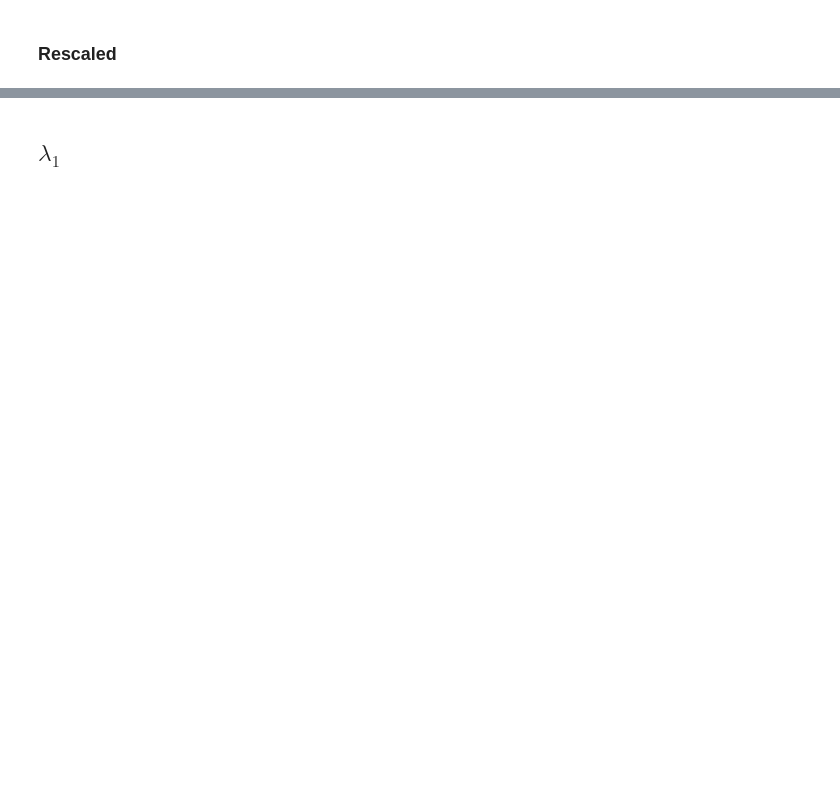
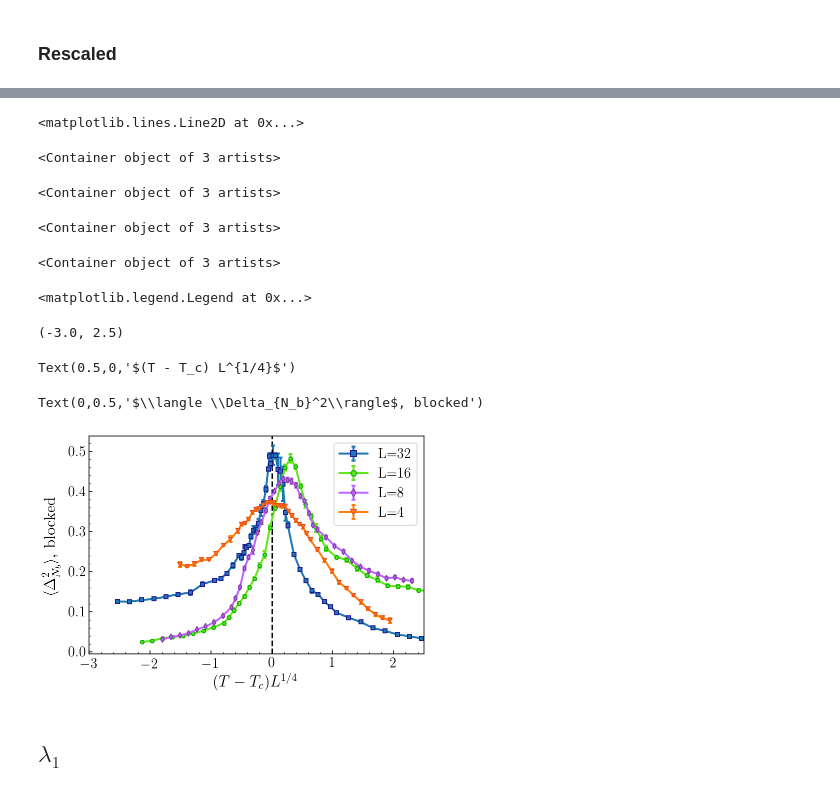
Before and after one commit to saforem2/worm_algorithm, a Jupyter notebook: worm_algorithm/worm_algorithm.ipynb, the cells around one changed output, grey strips where cells are left out. Cells and saved outputs as stored; diff of their text form; code cells hidden in the pictures; blank space fills up the shorter version.

```diff
--- a/worm_algorithm/worm_algorithm.ipynb
+++ b/worm_algorithm/worm_algorithm.ipynb
@@ -881,8 +806,8 @@ ax.errorbar((Nb4b_temps-Tc)*2**(1./4), delta_Nb4b[:,0]/(2*2*2*2**(1./4)),
 
 ax.legend(loc='best', markerscale=1.5, fontsize=14)#, frameon=False)
 ax.set_xlim(-3., 2.5)
-ax.set_xlabel('$T$', fontsize=16)
-ax.set_ylabel(r"$\langle \Delta_{N_b}^2\rangle$", fontsize=16)
+ax.set_xlabel('$(T - T_c) L^{1/4}$', fontsize=16)
+ax.set_ylabel(r"$\langle \Delta_{N_b}^2\rangle$, blocked", fontsize=16)
 #ax.set_title('Specific Heat Capacity $C_V$ vs. $T$', fontsize=22)
 out_dir = '../plots/bond_stats/blocked/rescaled/'
 if not os.path.exists(out_dir):
@@ -903,3 +826,13 @@ plt.show()
+<matplotlib.lines.Line2D at 0x...>
+<Container object of 3 artists>
+<Container object of 3 artists>
+<Container object of 3 artists>
+<Container object of 3 artists>
+<matplotlib.legend.Legend at 0x...>
+(-3.0, 2.5)
+Text(0.5,0,'$(T - T_c) L^{1/4}$')
+Text(0,0.5,'$\\langle \\Delta_{N_b}^2\\rangle$, blocked')
+[figure, added]
 # %% [markdown]
 ## $\lambda_1$
 # %%
```
Also changed, not shown: parts of 31 cells of this notebook, 1 other file.
